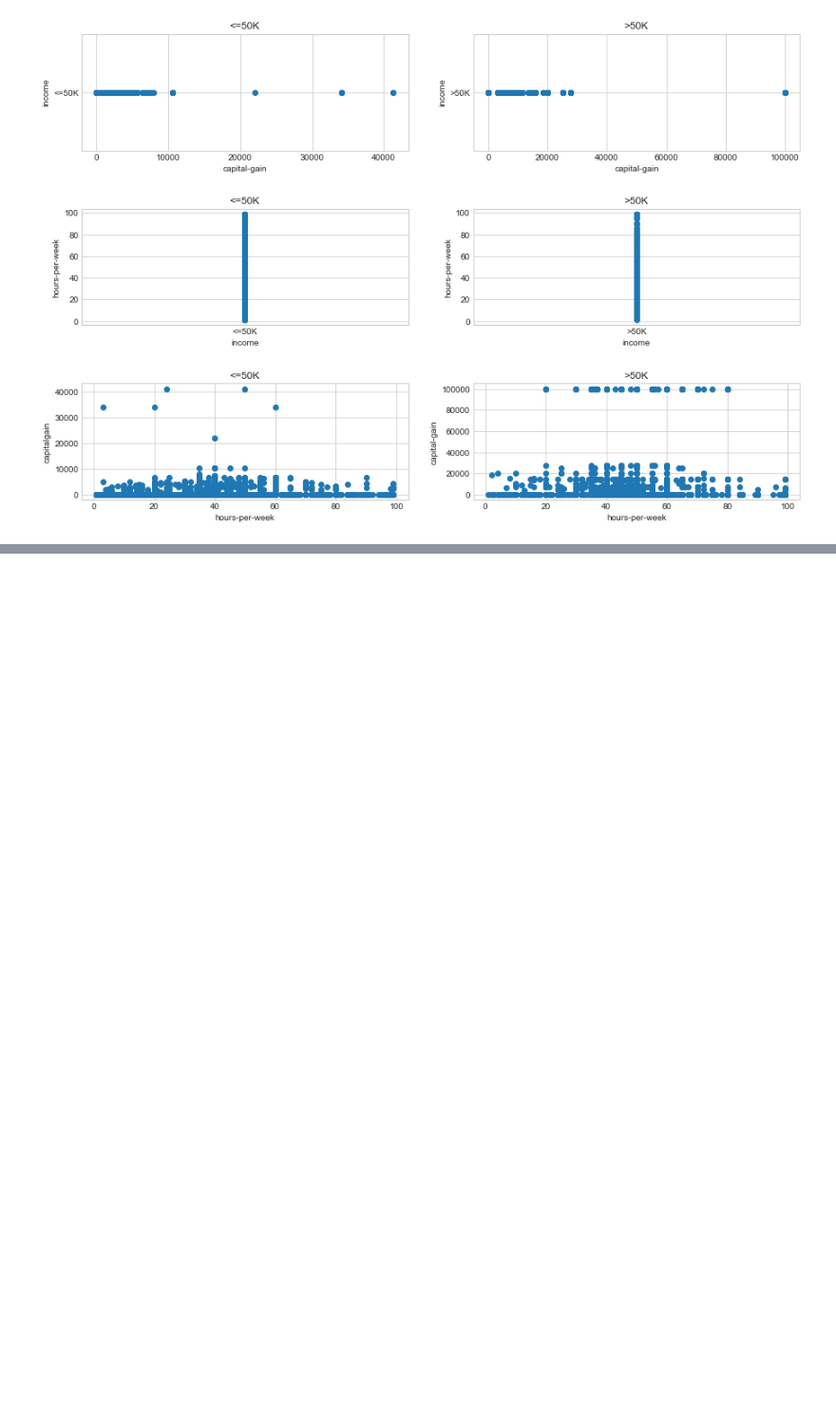
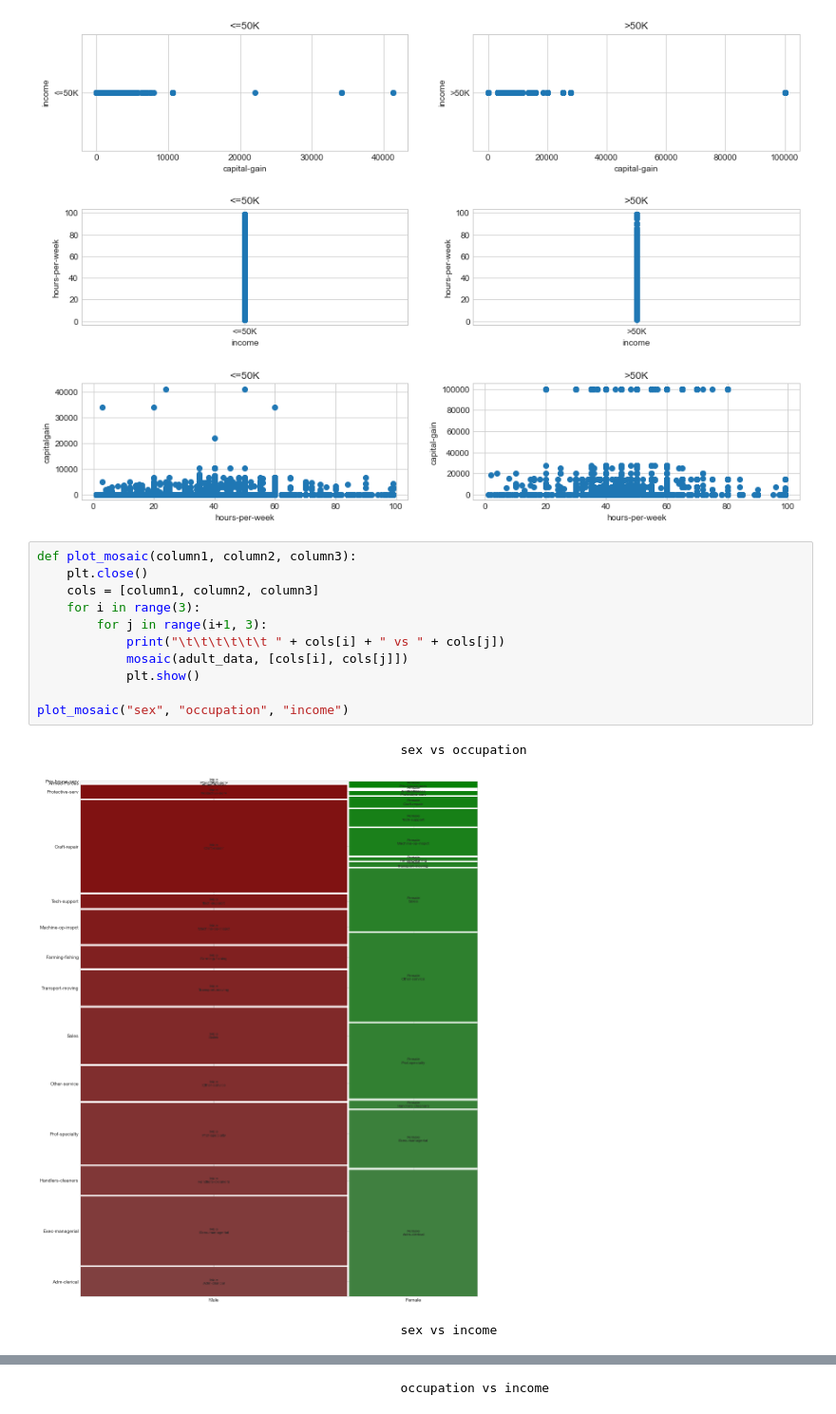
Before and after one commit to atinsinghal97/CSE578-marketing-profiles-visualization, a Jupyter notebook: DV_Group_Project.ipynb, the cells around one changed output, grey strips where cells are left out. Shown at 95% size. Drawn from its saved outputs; the diff is of its cells as text; blank space fills up the shorter version.

```diff
--- a/DV_Group_Project.ipynb
+++ b/DV_Group_Project.ipynb
@@ -552,3 +551,18 @@ analyse_Income_CG_HPW()
 # %% [output]
                  Scatter plot showing the income range comparison with different metrices
 [figure]
+# %%
+def plot_mosaic(column1, column2, column3):
+    plt.close()
+    cols = [column1, column2, column3]
+    for i in range(3):
+        for j in range(i+1, 3):
+            print("\t\t\t\t\t\t " + cols[i] + " vs " + cols[j])
+            mosaic(adult_data, [cols[i], cols[j]])
+            plt.show()
+
+plot_mosaic("sex", "occupation", "income")
+# %% [output]
+                                                 sex vs occupation
+[figure, added]
+                                                 sex vs income
@@ -554,0 +570 @@ analyse_Income_CG_HPW()
+                                                 occupation vs income
```
Also changed, not shown: parts of 17 cells of this notebook.
